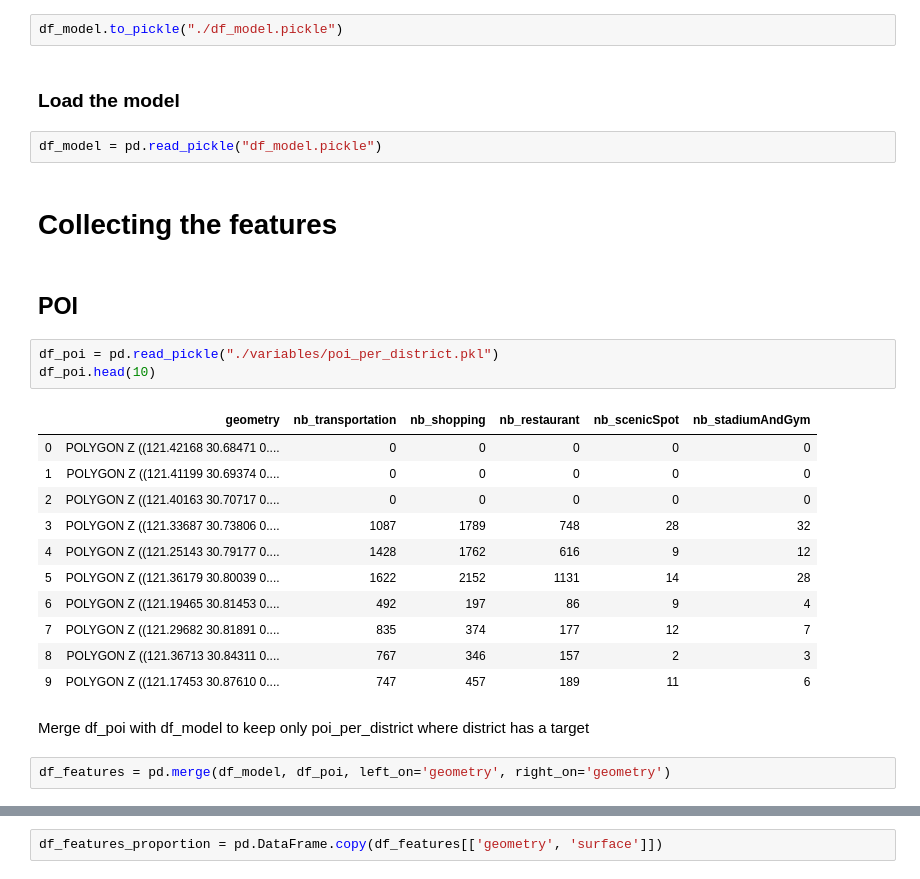
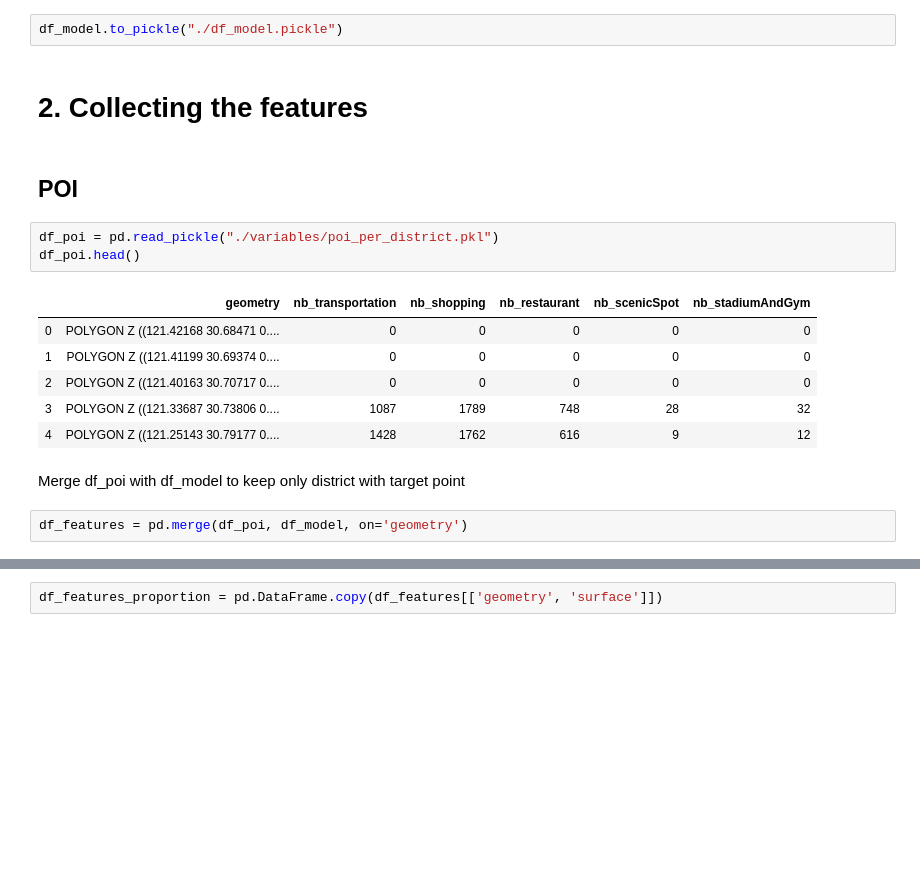
Before and after one commit to aureliecheng/US01, a Jupyter notebook: Project_Wellbeing/dataset_preparation.ipynb, the cells around one changed output, grey strips where cells are left out. Drawn from its saved outputs; the diff is of its cells as text; blank space fills up the shorter version.

```diff
--- a/Project_Wellbeing/dataset_preparation.ipynb
+++ b/Project_Wellbeing/dataset_preparation.ipynb
@@ -181,33 +268,24 @@ df_model.reset_index()
 ### Save the model
 # %%
 df_model.to_pickle("./df_model.pickle")
-# %% [markdown]
-### Load the model
-# %%
-df_model = pd.read_pickle("df_model.pickle")
 # %% [markdown]
-# Collecting the features
+# 2. Collecting the features
 # %% [markdown]
 ## POI
 # %%
 df_poi = pd.read_pickle("./variables/poi_per_district.pkl")
-df_poi.head(10)
+df_poi.head()
 # %% [output]
 |  | geometry | nb_transportation | nb_shopping | nb_restaurant | nb_scenicSpot | nb_stadiumAndGym |
 | 0 | POLYGON Z ((121.42168 30.68471 0.... | 0 | 0 | 0 | 0 | 0 |
 | 1 | POLYGON Z ((121.41199 30.69374 0.... | 0 | 0 | 0 | 0 | 0 |
 | 2 | POLYGON Z ((121.40163 30.70717 0.... | 0 | 0 | 0 | 0 | 0 |
 | 3 | POLYGON Z ((121.33687 30.73806 0.... | 1087 | 1789 | 748 | 28 | 32 |
 | 4 | POLYGON Z ((121.25143 30.79177 0.... | 1428 | 1762 | 616 | 9 | 12 |
-| 5 | POLYGON Z ((121.36179 30.80039 0.... | 1622 | 2152 | 1131 | 14 | 28 |
-| 6 | POLYGON Z ((121.19465 30.81453 0.... | 492 | 197 | 86 | 9 | 4 |
-| 7 | POLYGON Z ((121.29682 30.81891 0.... | 835 | 374 | 177 | 12 | 7 |
-| 8 | POLYGON Z ((121.36713 30.84311 0.... | 767 | 346 | 157 | 2 | 3 |
-| 9 | POLYGON Z ((121.17453 30.87610 0.... | 747 | 457 | 189 | 11 | 6 |
 # %% [markdown]
-Merge df_poi with df_model to keep only poi_per_district where district has a target
+Merge df_poi with df_model to keep only district with target point
 # %%
-df_features = pd.merge(df_model, df_poi, left_on='geometry', right_on='geometry')
+df_features = pd.merge(df_poi, df_model, on='geometry')
 # %%
 df_features.head()
 # %% [output]
```
Also changed, not shown: parts of 106 cells of this notebook, 4 other files.
